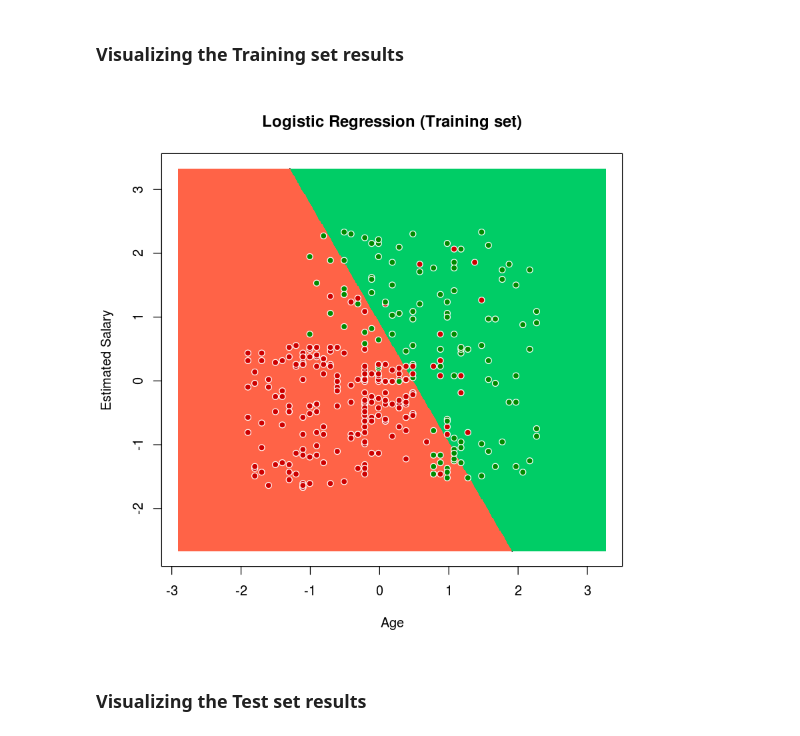
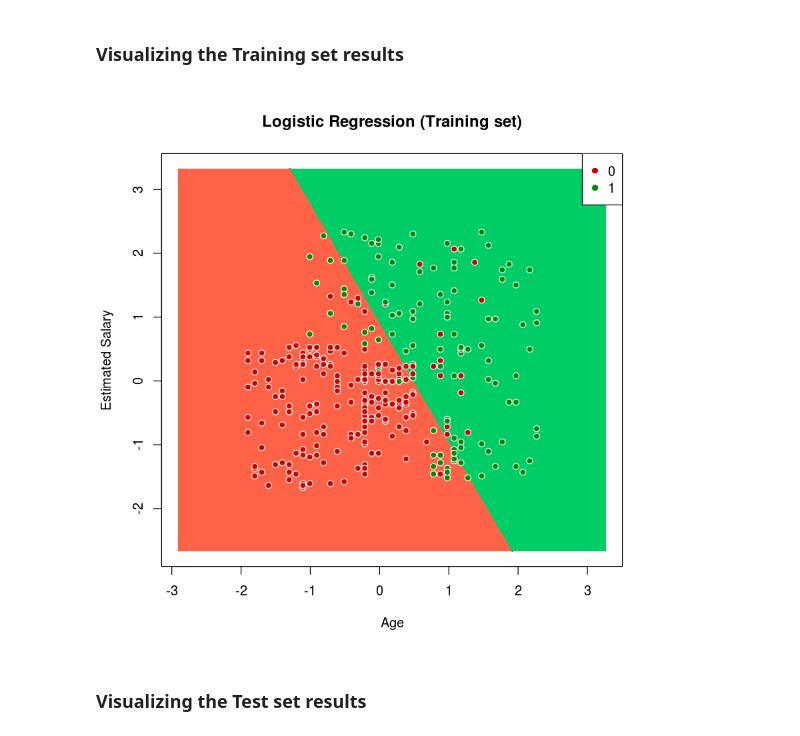
Before and after one commit to debakarr/machinelearning, a Jupyter notebook: Part 3 - Classification/Logistic Regression/[R] Logistic Regression.ipynb, the cells around one changed output. Drawn from its saved outputs; the diff is of its cells as text; code cells hidden in the pictures.

```diff
--- a/Part 3 - Classification/Logistic Regression/[R] Logistic Regression.ipynb
+++ b/Part 3 - Classification/Logistic Regression/[R] Logistic Regression.ipynb
@@ -140,19 +140,20 @@ set = training_set
 # %%
 X1 = seq(min(set[, 1]) - 1, max(set[, 1]) + 1, by = 0.01)
 X2 = seq(min(set[, 2]) - 1, max(set[, 2]) + 1, by = 0.01)
 grid_set = expand.grid(X1, X2)
 colnames(grid_set) = c('Age', 'EstimatedSalary')
 prob_set = predict(classifier, type = 'response', newdata = grid_set)
 y_grid = ifelse(prob_set > 0.5, 1, 0)
 plot(set[, -3],
      main = 'Logistic Regression (Training set)',
      xlab = 'Age', ylab = 'Estimated Salary',
      xlim = range(X1), ylim = range(X2))
 contour(X1, X2, matrix(as.numeric(y_grid), length(X1), length(X2)), add = TRUE)
 points(grid_set, pch = '.', col = ifelse(y_grid == 1, 'springgreen3', 'tomato'))
 points(set, pch = 21, bg = ifelse(set[, 3] == 1, 'green4', 'red3'), col='white')
+legend("topright", legend = c("0", "1"), pch = 16, col = c('red3', 'green4'))
 # %% [output]
-[figure, old version]
+[figure, new version]
 # %% [markdown]
 ### Visualizing the Test set results
 # %%
```
Also changed, not shown: parts of 1 cell of this notebook.
